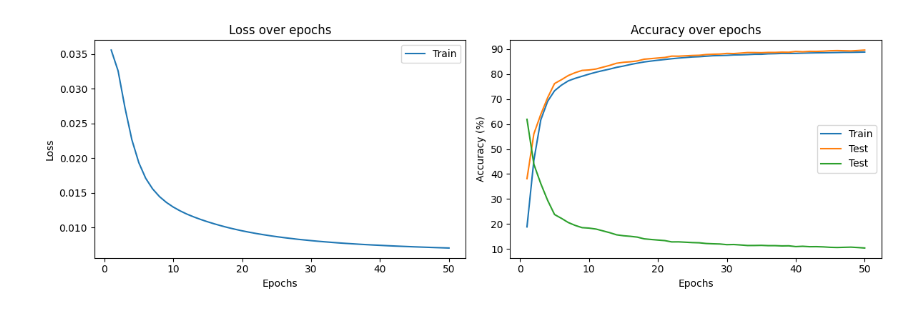
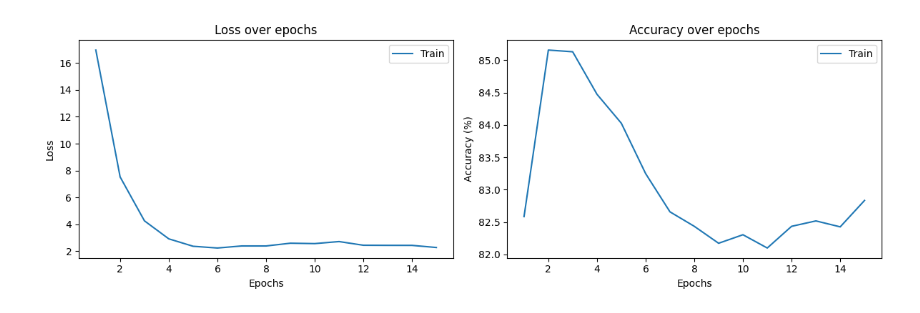
Before and after one commit to AndersonXu99/AONN, a Jupyter notebook: Neural Network Training/NN_Training_EIT.ipynb, the cells around one changed output. Saved outputs shown, nothing was run; the diff lists cells and outputs as text; code cells hidden in the pictures.

```diff
--- a/Neural Network Training/NN_Training_EIT.ipynb
+++ b/Neural Network Training/NN_Training_EIT.ipynb
@@ -83,10 +83,10 @@ class Net(nn.Module):
 
         # nonlinear layer using data from Ying
         # x = self.a * torch.exp(-12 * self.OD * self.gamma12 / (x * 12800 + self.gamma12 * 12))
-        # x = self.a * torch.exp(self.OD * x) + self.gamma12
+        x = self.a * torch.exp(self.OD * x) + self.gamma12
 
         # nonlinear layer using sigmoid
-        x = self.sigmoid(x)
+        # x = self.sigmoid(x)
         # x = self.sigmoid(self.a * torch.exp(self.OD * x) + self.gamma12)
         # x = self.sigmoid(self.a * x + self.gamma12)
 
@@ -177,13 +177,13 @@ def main():
         batch_size=1000, shuffle=True)
 
     model = Net().to(device)
-    optimizer = optim.SGD(model.parameters(), lr=0.1, weight_decay=1e-4)
+    optimizer = optim.Adam(model.parameters(), lr=0.001, weight_decay=1e-4)
 
     # Create a learning rate scheduler, adjust the step_size and gamma parameters to change the learning rate schedule
     scheduler = torch.optim.lr_scheduler.StepLR(optimizer, step_size=10, gamma=0.1)
 
     # adjust this parameter to change the number of epochs
-    number_of_epochs = 50
+    number_of_epochs = 15
 
     for epoch in range(1, number_of_epochs + 1):
         train_loss, train_accuracy = train(model, device, train_loader, optimizer, epoch)
@@ -247 +247 @@ Epoch 50: Error Rate: 10.39%
-[figure, old version]
+[figure, new version]
```
Also changed, not shown: parts of 1 cell of this notebook, 10 other files.
